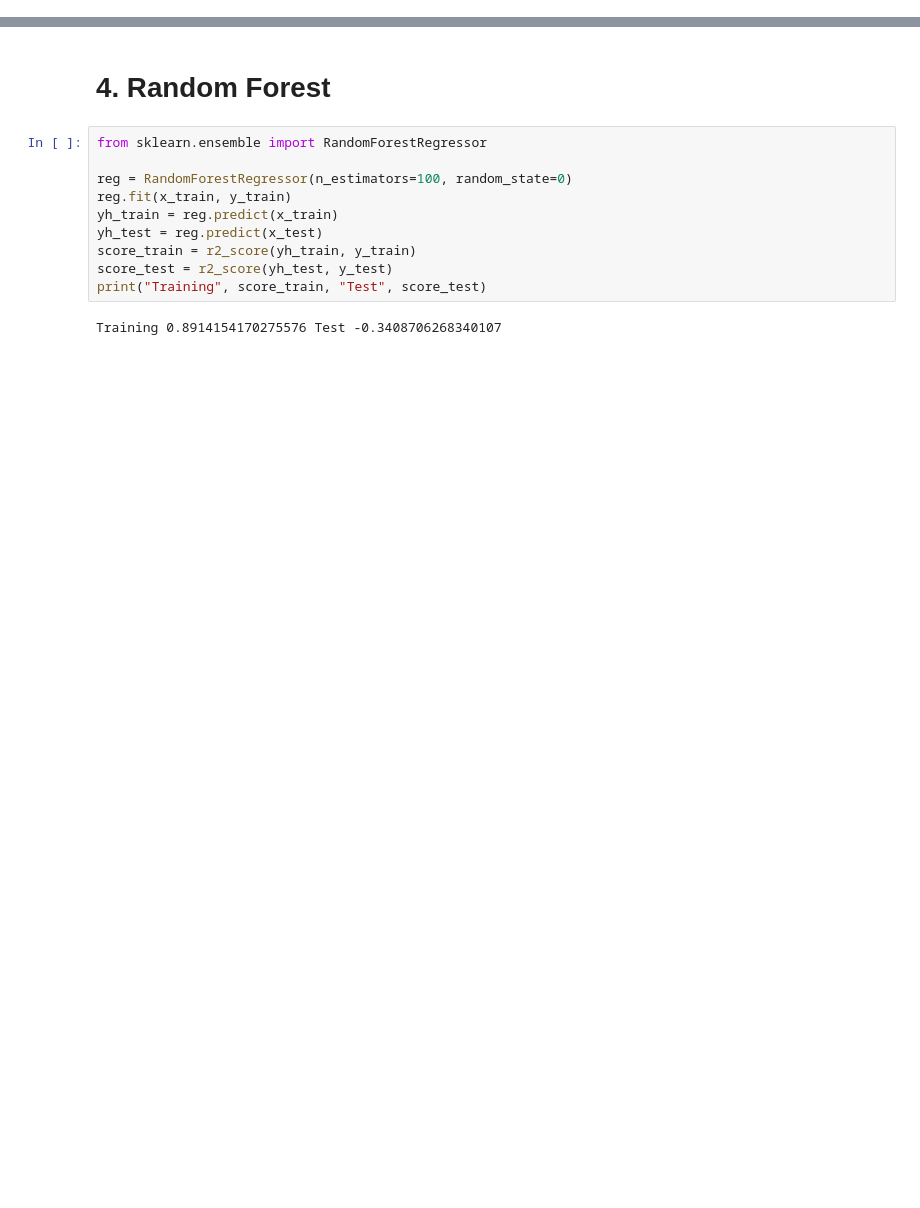
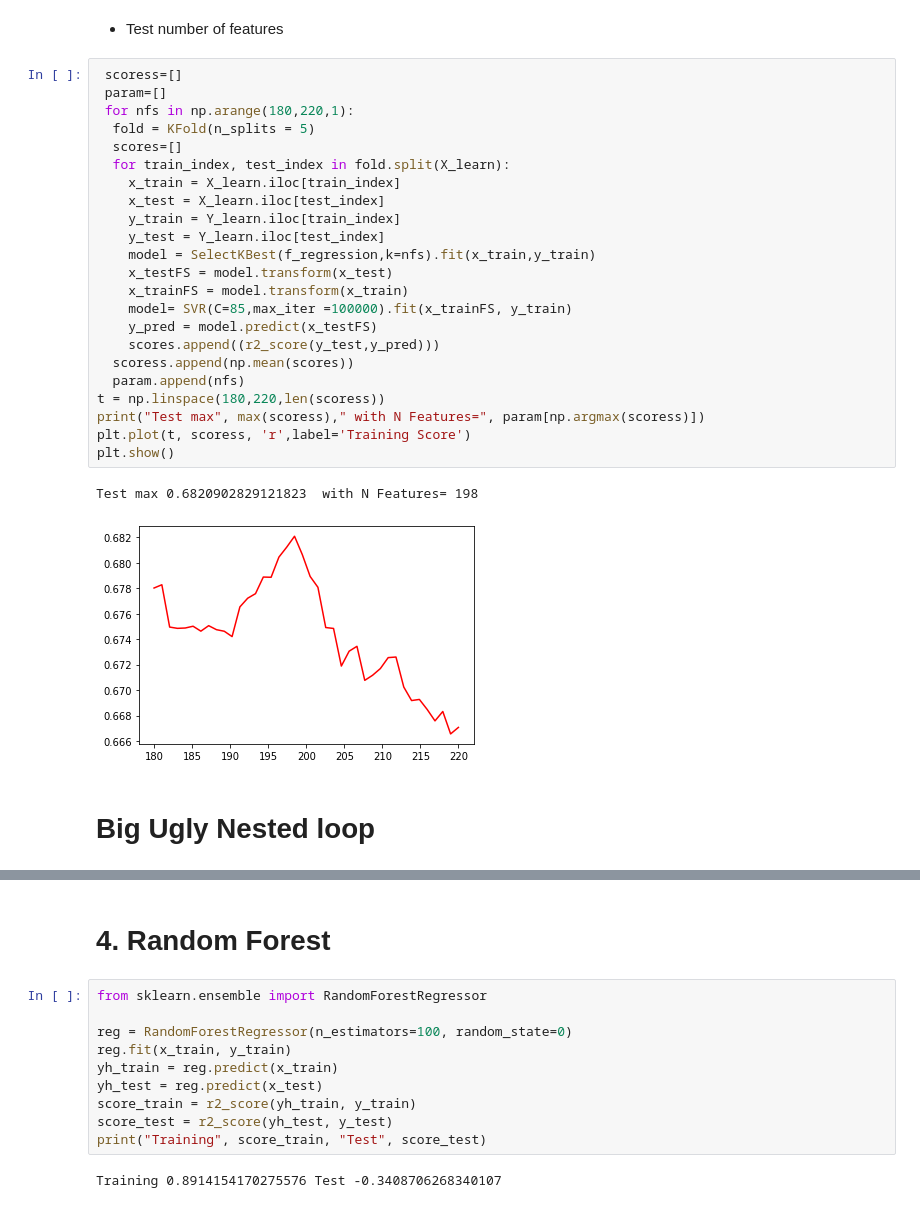
Before and after one commit to Luca-Blum/Advanced_Machine_Learning, a Jupyter notebook: task1/task1 - Yanick.ipynb, the cells around one changed output, grey strips where cells are left out. Cells and saved outputs as stored; diff of their text form; blank space fills up the shorter version.

```diff
--- a/task1/task1 - Yanick.ipynb
+++ b/task1/task1 - Yanick.ipynb
@@ -246,0 +281,30 @@ plt.show()
+# %% [markdown]
+* Test number of features
+# %%
+ scoress=[]
+ param=[]
+ for nfs in np.arange(180,220,1):
+  fold = KFold(n_splits = 5)
+  scores=[]
+  for train_index, test_index in fold.split(X_learn):
+    x_train = X_learn.iloc[train_index]
+    x_test = X_learn.iloc[test_index]
+    y_train = Y_learn.iloc[train_index]
+    y_test = Y_learn.iloc[test_index]
+    model = SelectKBest(f_regression,k=nfs).fit(x_train,y_train)
+    x_testFS = model.transform(x_test)
+    x_trainFS = model.transform(x_train)
+    model= SVR(C=85,max_iter =100000).fit(x_trainFS, y_train)
+    y_pred = model.predict(x_testFS)
+    scores.append((r2_score(y_test,y_pred)))
+  scoress.append(np.mean(scores))
+  param.append(nfs)
+t = np.linspace(180,220,len(scoress))
+print("Test max", max(scoress)," with N Features=", param[np.argmax(scoress)])
+plt.plot(t, scoress, 'r',label='Training Score')
+plt.show()
+# %% [output]
+Test max 0.6820902829121823  with N Features= 198
+[figure, added]
+# %% [markdown]
+# Big Ugly Nested loop
```
Also changed, not shown: parts of 49 cells of this notebook, 2 other files.
